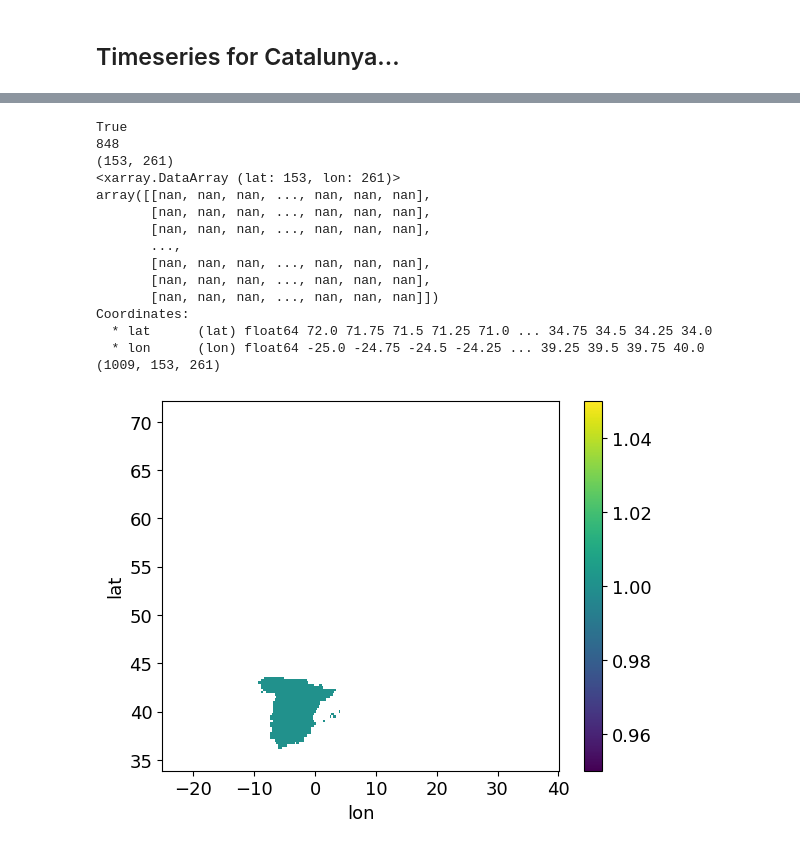
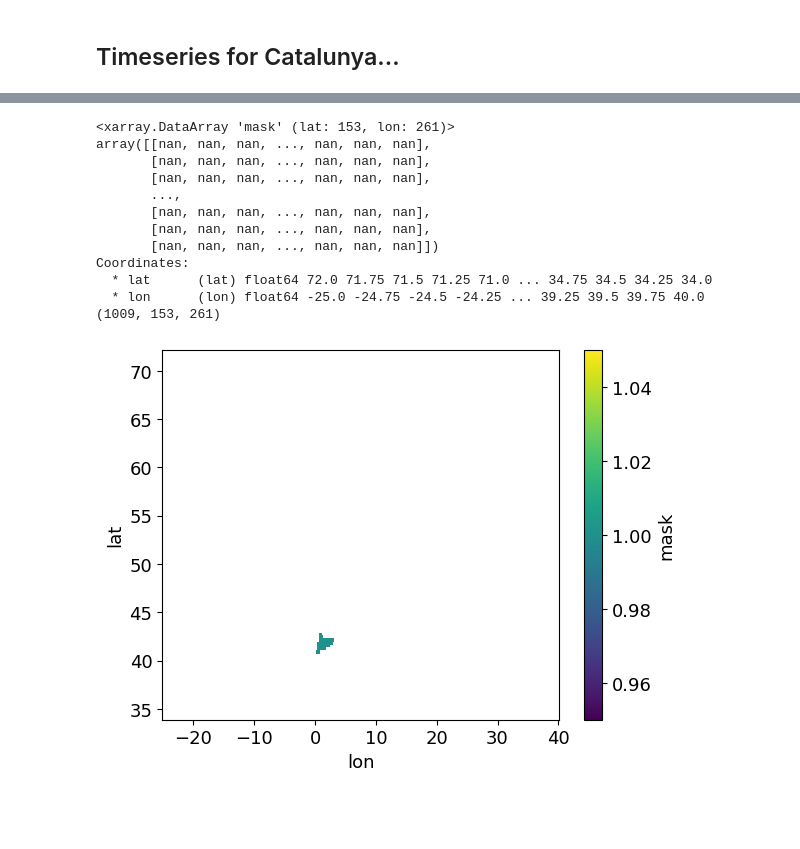
Before and after one commit to jkeune/drought-on-demand, a Jupyter notebook: Catalunya2024.ipynb, the cells around one changed output, grey strips where cells are left out. Cells and saved outputs as stored; diff of their text form; code cells hidden in the pictures; blank space fills up the shorter version.

Commit message:
feat: NUTS region-based timeseries

```diff
--- a/Catalunya2024.ipynb
+++ b/Catalunya2024.ipynb
@@ -532,4 +537,10 @@ for tick in ax1.get_xticklabels():
 # %%
+spi1          = xr.open_dataset(os.path.join(ipath, f"SPI1_gamma_{region}_era5t_moda_ref{ref_period}_19400101to20240101.nc"))[f"SPI1"]
+spi1          = spi1.where(spi1 != -9999)
+
+spi12         = xr.open_dataset(os.path.join(ipath, f"SPI12_gamma_{region}_era5t_moda_ref{ref_period}_19400101to20240101.nc"))[f"SPI12"]
+spi12         = spi12.where(spi12 != -9999)
+
 # grid to work with
 lats           = np.asarray(spi1.lat)
 lons           = np.asarray(spi1.lon)
@@ -618,25 +612,6 @@ Name: geometry, dtype: geometry
 # %%
 # get mask of grid points in countryshp
-#countrymask    = mask_gridpoints_in_polygon(gpoints, countryshpa.geometry, return_shape=grid_lon.shape, crs='epsg:4326')
-print(((geoshp['geometry']).exterior))
-print(type(gpoints))
-gpinside       = geoshp['geometry'].exterior.contains(gpoints)
-print((gpinside == True).any())
-#gpinside = gpd.sjoin(gpoints, geoshp, how='inner', op='intersects')
-#print(gpinside)
-#print(type(gpinside))
-#countrymask = np.zeros(shape=(grid_lon.shape))
-#countrymask = xr.DataArray(np.zeros(shape=(grid_lon.shape)), coords={'lat': lats, 'lon': lons}, dims=["lat", "lon"])
-
-
-#ax = geoshp.plot(alpha=0.2, color='black')
-#spi12.mean(dim="time").plot(ax=ax,zorder=-1)
-
-import regionmask
-nutsmask = regionmask.mask_geopandas(geoshp, lons, lats)
+nutsmask = regionmask.mask_geopandas(nutsshp, lons, lats)
 print(nutsmask.shape)
 nutsmask.plot()
-#geodf = geopandas.read_file(...)
-#xds = rioxarray.open_rasterio(os.path.join(ipath, f"SPEI12_genextreme_{region}_era5t_moda_ref{ref_period}_20220101to20240101.nc"))
-#clipped = xds.rio.clip(geoshp.geometry)
 # %% [output]
@@ -648,30 +619,24 @@ False
 <matplotlib.collections.QuadMesh at 0x...>
 [figure]
 # %%
-
-print((countrymask == 1).any())
-print(len(np.where(countrymask==1)[0]))
-print(countrymask.shape)
-countrymask_xr = xr.DataArray(countrymask, coords={'lat': lats, 'lon': lons}, dims=["lat", "lon"])
-countrymask_xr = countrymask_xr.where( countrymask_xr.values == 1 ) # to get nan in all other cases, 0 otherwise
-print(countrymask_xr)
-countrymask_xr.plot()
-countrymask_3d_xr = countrymask_xr.expand_dims(dim={"time": spi1.time}, axis=0)
-print(countrymask_3d_xr.shape)
+nutsmask_xr = xr.DataArray(nutsmask, coords={'lat': lats, 'lon': lons}, dims=["lat", "lon"])
+nutsmask_xr = nutsmask_xr.where( nutsmask_xr.values == 0, np.nan) # to get nan in all other cases, 0 otherwise
+nutsmask_xr = nutsmask_xr.where( np.isnan(nutsmask_xr.values), 1) # to set the 0 from regionmask to 1
+print(nutsmask_xr)
+nutsmask_xr.plot()
+nutsmask_3d_xr = nutsmask_xr.expand_dims(dim={"time": spi12.time}, axis=0)
+print(nutsmask_3d_xr.shape)
 # %% [output]
-True
-848
-(153, 261)
-<xarray.DataArray (lat: 153, lon: 261)>
+<xarray.DataArray 'mask' (lat: 153, lon: 261)>
 array([[nan, nan, nan, ..., nan, nan, nan],
        [nan, nan, nan, ..., nan, nan, nan],
        [nan, nan, nan, ..., nan, nan, nan],
        ...,
        [nan, nan, nan, ..., nan, nan, nan],
        [nan, nan, nan, ..., nan, nan, nan],
        [nan, nan, nan, ..., nan, nan, nan]])
 Coordinates:
   * lat      (lat) float64 72.0 71.75 71.5 71.25 71.0 ... 34.75 34.5 34.25 34.0
   * lon      (lon) float64 -25.0 -24.75 -24.5 -24.25 ... 39.25 39.5 39.75 40.0
 (1009, 153, 261)
-[figure, old version]
+[figure, new version]
```
Also changed, not shown: parts of 28 cells of this notebook.
